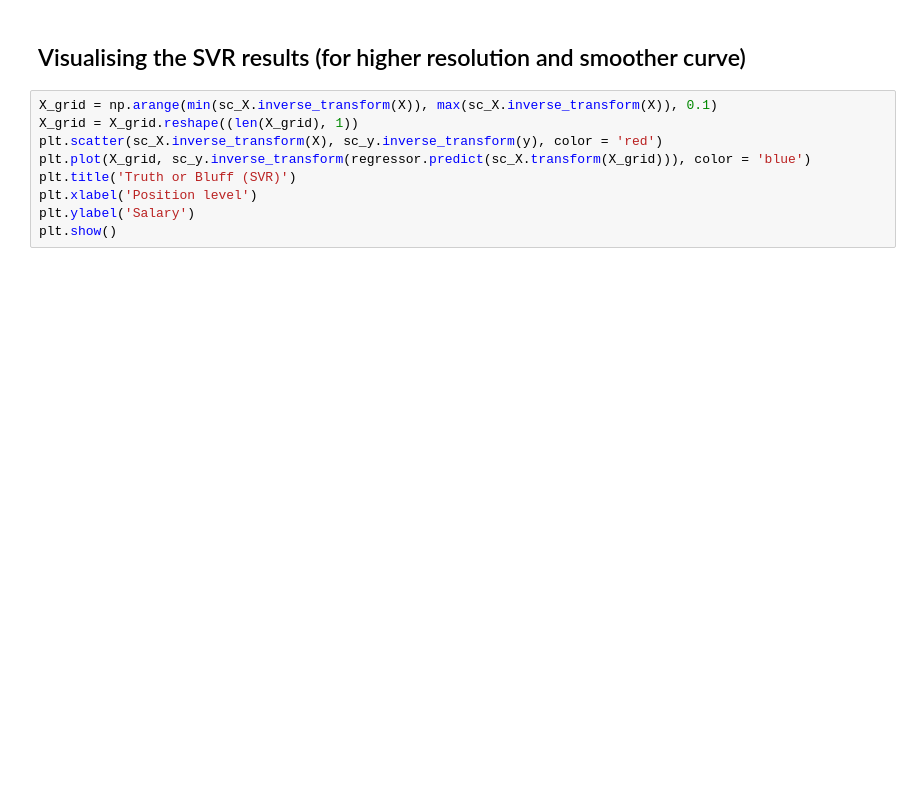
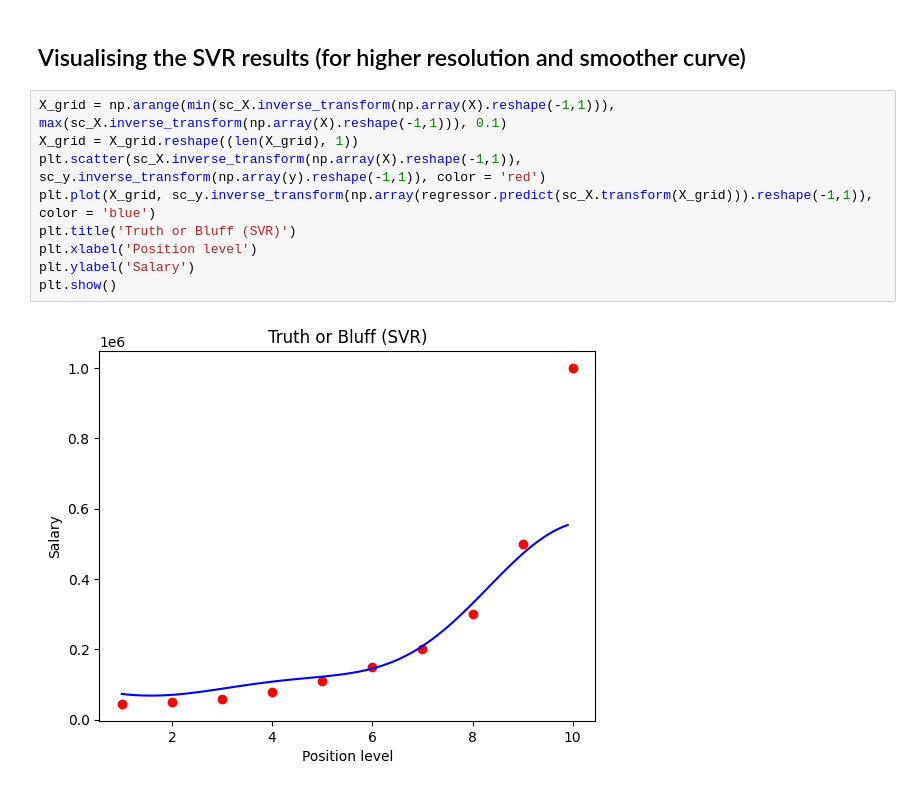
Before and after one commit to Mohammad-HGH/PythonML, a Jupyter notebook: Regression/SVR/support_vector_regression.ipynb, the cells around one changed output. Cells and saved outputs as stored; diff of their text form; blank space fills up the shorter version.

```diff
--- a/Regression/SVR/support_vector_regression.ipynb
+++ b/Regression/SVR/support_vector_regression.ipynb
@@ -60,11 +60,13 @@ plt.show()
 # %% [markdown]
 ## Visualising the SVR results (for higher resolution and smoother curve)
 # %%
-X_grid = np.arange(min(sc_X.inverse_transform(X)), max(sc_X.inverse_transform(X)), 0.1)
+X_grid = np.arange(min(sc_X.inverse_transform(np.array(X).reshape(-1,1))), max(sc_X.inverse_transform(np.array(X).reshape(-1,1))), 0.1)
 X_grid = X_grid.reshape((len(X_grid), 1))
-plt.scatter(sc_X.inverse_transform(X), sc_y.inverse_transform(y), color = 'red')
-plt.plot(X_grid, sc_y.inverse_transform(regressor.predict(sc_X.transform(X_grid))), color = 'blue')
+plt.scatter(sc_X.inverse_transform(np.array(X).reshape(-1,1)), sc_y.inverse_transform(np.array(y).reshape(-1,1)), color = 'red')
+plt.plot(X_grid, sc_y.inverse_transform(np.array(regressor.predict(sc_X.transform(X_grid))).reshape(-1,1)), color = 'blue')
 plt.title('Truth or Bluff (SVR)')
 plt.xlabel('Position level')
 plt.ylabel('Salary')
 plt.show()
+# %% [output]
+[figure, added]
```
Also changed, not shown: parts of 2 cells of this notebook.
